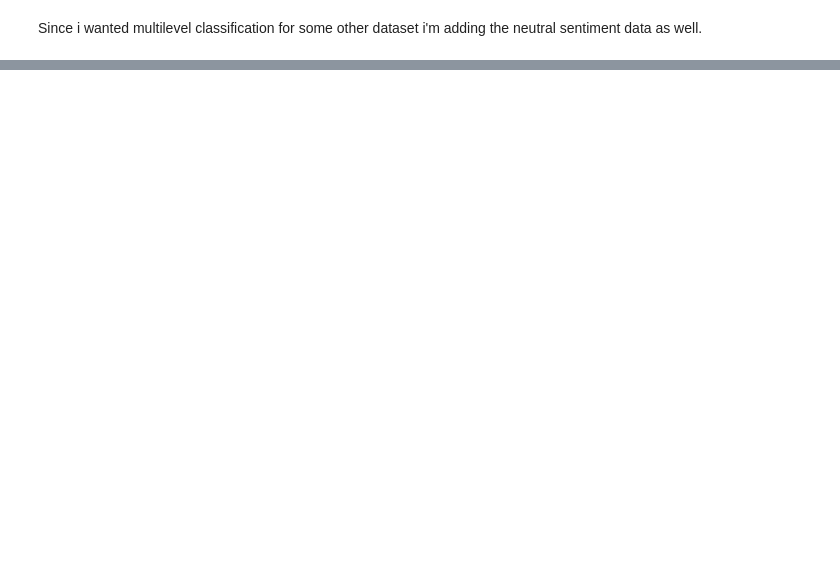
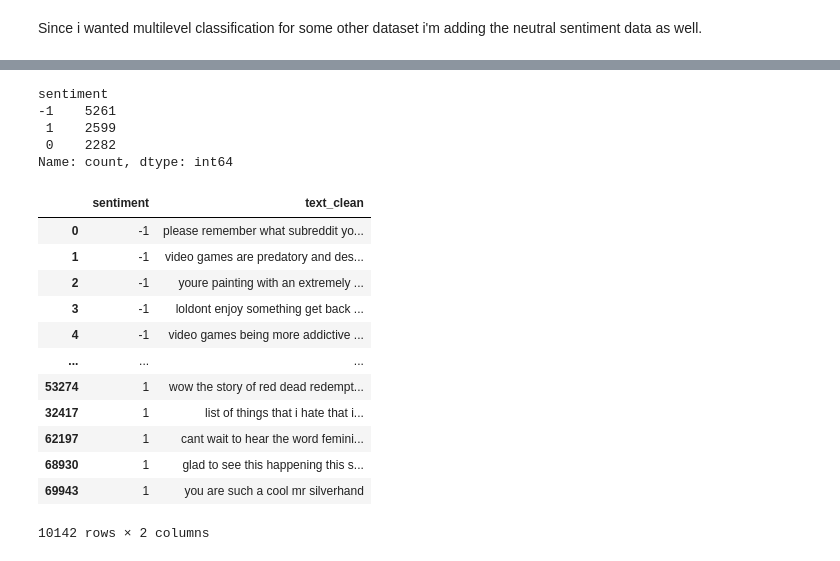
Before and after one commit to rahulnamilakonda/youtube_comment_analysis, a Jupyter notebook: notebooks/1.0-rnk-initial-data-exploration.ipynb, the cells around one changed output, grey strips where cells are left out. Drawn from its saved outputs; the diff is of its cells as text; code cells hidden in the pictures; blank space fills up the shorter version.

```diff
--- a/notebooks/1.0-rnk-initial-data-exploration.ipynb
+++ b/notebooks/1.0-rnk-initial-data-exploration.ipynb
@@ -239,0 +289,24 @@ final_df.to_csv(r'../data/interim/dataset.csv', index=False)
+# %%
+final_df.sentiment.value_counts()
+# %% [output]
+sentiment
+-1    5261
+ 1    2599
+ 0    2282
+Name: count, dtype: int64
+# %%
+final_df
+# %% [output]
+|  | sentiment | text_clean |
+| 0 | -1 | please remember what subreddit yo... |
+| 1 | -1 | video games are predatory and des... |
+| 2 | -1 | youre painting with an extremely ... |
+| 3 | -1 | loldont enjoy something get back ... |
+| 4 | -1 | video games being more addictive ... |
+| ... | ... | ... |
+| 53274 | 1 | wow the story of red dead redempt... |
+| 32417 | 1 | list of things that i hate that i... |
+| 62197 | 1 | cant wait to hear the word femini... |
+| 68930 | 1 | glad to see this happening this s... |
+| 69943 | 1 | you are such a cool mr silverhand |
+10142 rows × 2 columns
```
Also changed, not shown: parts of 20 cells of this notebook, 2 other files.
